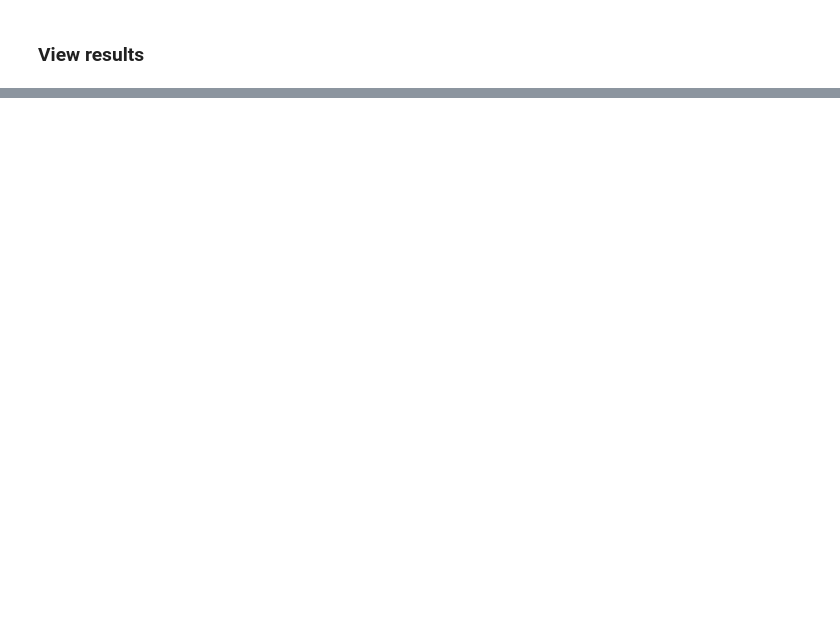
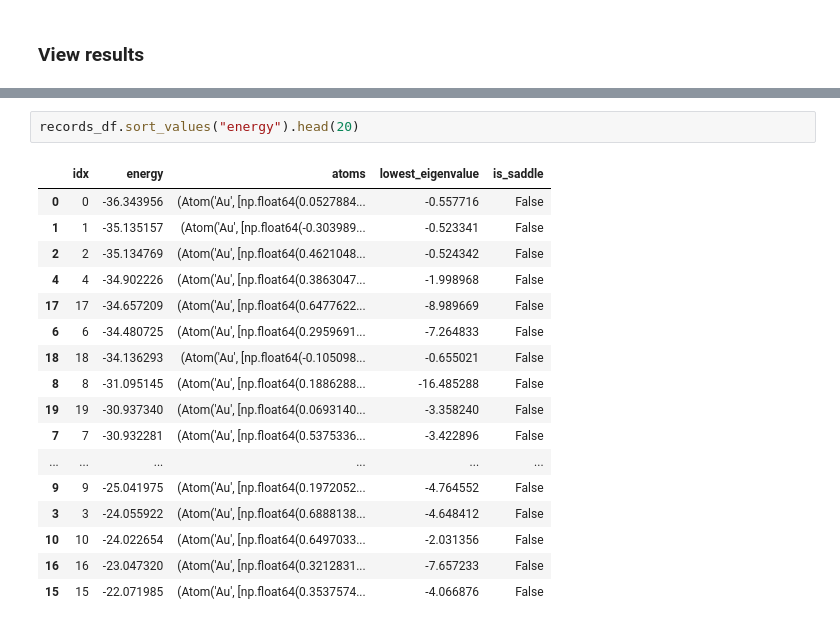
Before and after one commit to cimun/condevofm_ts_dev, a Jupyter notebook: dev.ipynb, the cells around one changed output, grey strips where cells are left out. Drawn from its saved outputs; the diff is of its cells as text; blank space fills up the shorter version.

```diff
--- a/dev.ipynb
+++ b/dev.ipynb
@@ -899,0 +909,20 @@ Running saddle point diagnostics...
+# %%
+records_df.sort_values("energy").head(20)
+# %% [output]
+|  | idx | energy | atoms | lowest_eigenvalue | is_saddle |
+| 0 | 0 | -36.343956 | (Atom('Au', [np.float64(0.0527884... | -0.557716 | False |
+| 1 | 1 | -35.135157 | (Atom('Au', [np.float64(-0.303989... | -0.523341 | False |
+| 2 | 2 | -35.134769 | (Atom('Au', [np.float64(0.4621048... | -0.524342 | False |
+| 4 | 4 | -34.902226 | (Atom('Au', [np.float64(0.3863047... | -1.998968 | False |
+| 17 | 17 | -34.657209 | (Atom('Au', [np.float64(0.6477622... | -8.989669 | False |
+| 6 | 6 | -34.480725 | (Atom('Au', [np.float64(0.2959691... | -7.264833 | False |
+| 18 | 18 | -34.136293 | (Atom('Au', [np.float64(-0.105098... | -0.655021 | False |
+| 8 | 8 | -31.095145 | (Atom('Au', [np.float64(0.1886288... | -16.485288 | False |
+| 19 | 19 | -30.937340 | (Atom('Au', [np.float64(0.0693140... | -3.358240 | False |
+| 7 | 7 | -30.932281 | (Atom('Au', [np.float64(0.5375336... | -3.422896 | False |
+| ... | ... | ... | ... | ... | ... |
+| 9 | 9 | -25.041975 | (Atom('Au', [np.float64(0.1972052... | -4.764552 | False |
+| 3 | 3 | -24.055922 | (Atom('Au', [np.float64(0.6888138... | -4.648412 | False |
+| 10 | 10 | -24.022654 | (Atom('Au', [np.float64(0.6497033... | -2.031356 | False |
+| 16 | 16 | -23.047320 | (Atom('Au', [np.float64(0.3212831... | -7.657233 | False |
+| 15 | 15 | -22.071985 | (Atom('Au', [np.float64(0.3537574... | -4.066876 | False |
```
Also changed, not shown: parts of 10 cells of this notebook.
